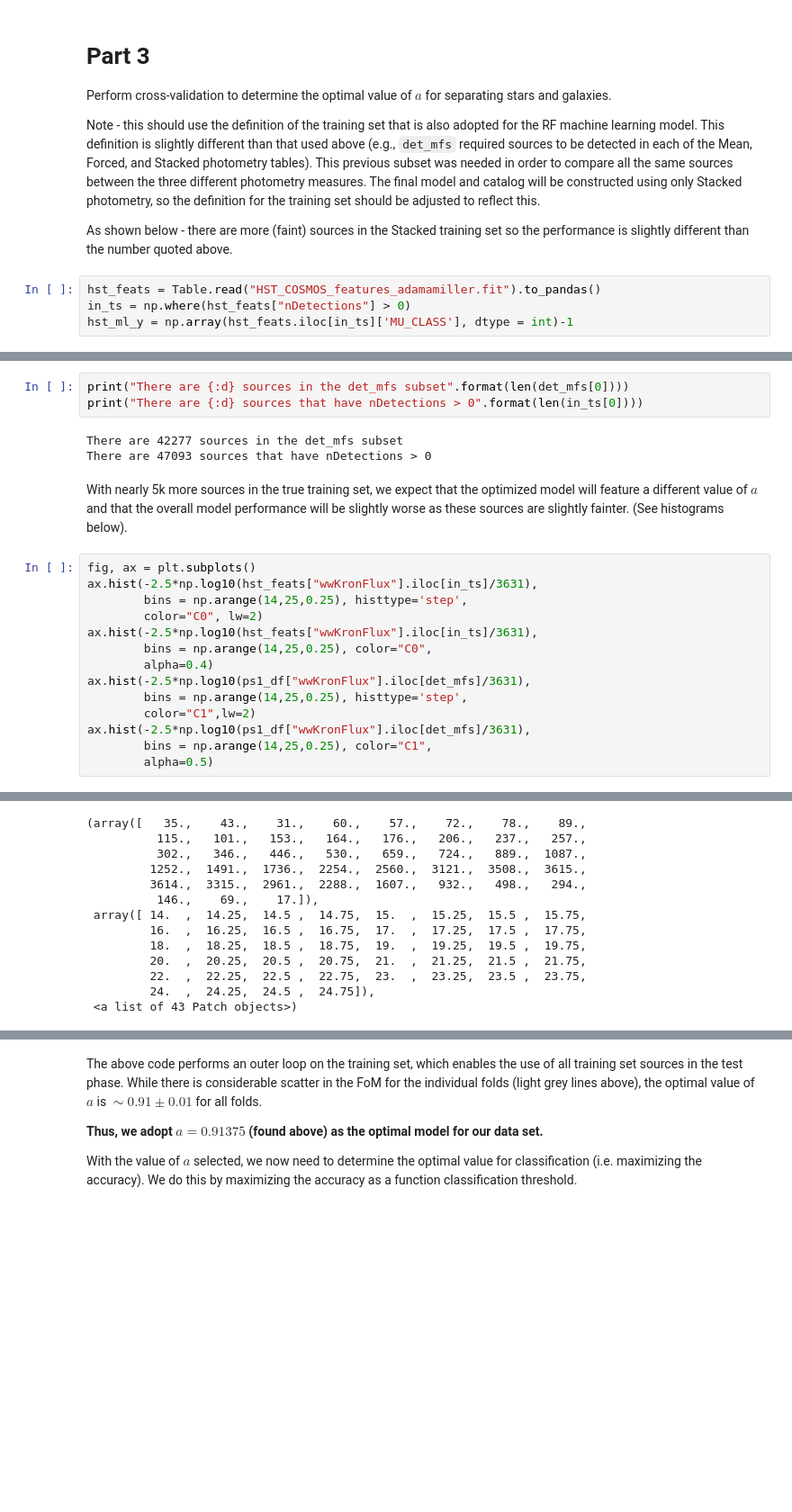
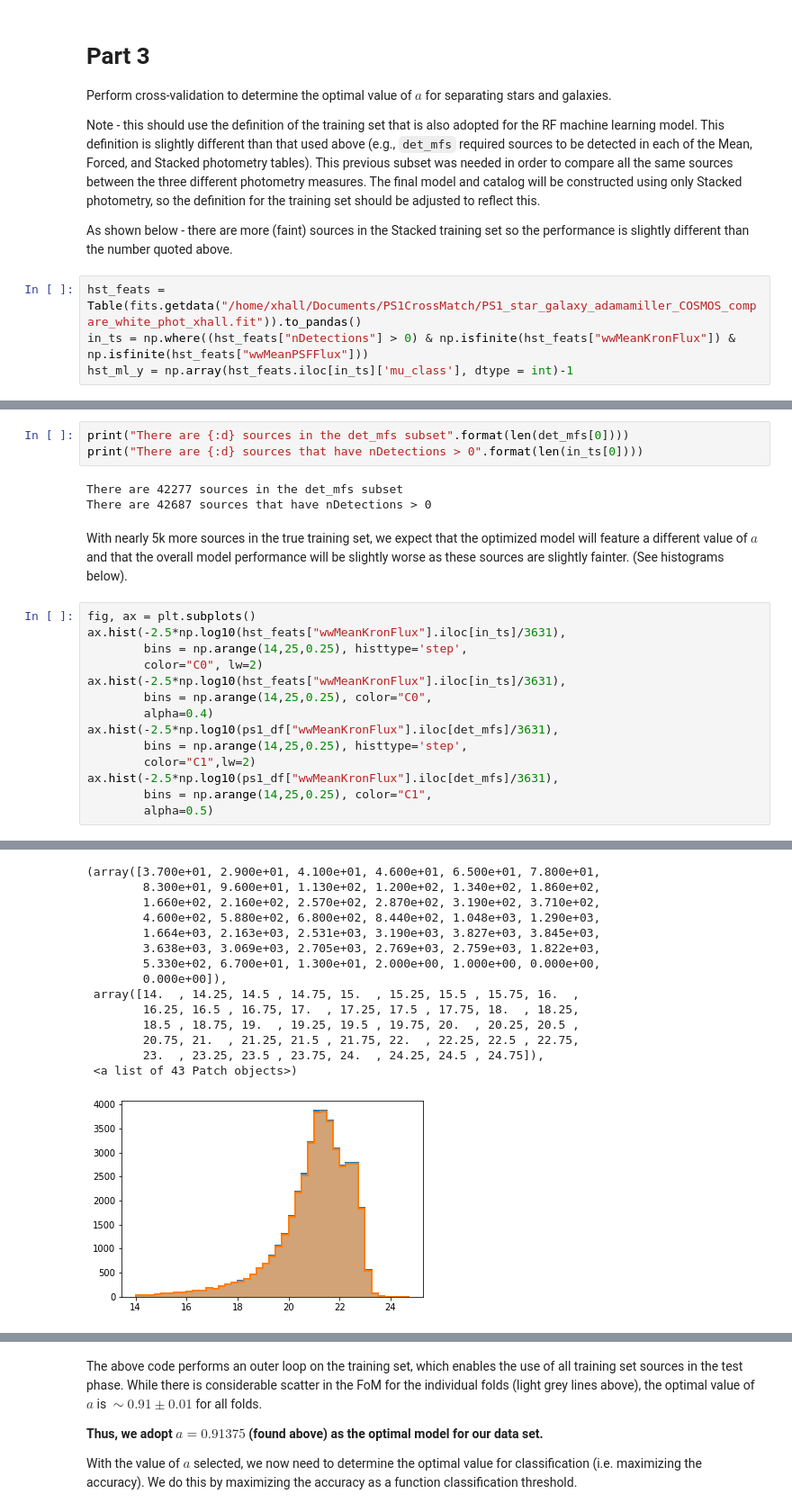
Before and after one commit to Hallflower20/PS1_star_galaxy, a Jupyter notebook: PS1casjobs/CompareMeanForcedStacked.ipynb, the cells around one changed output, grey strips where cells are left out. Shown at 90% size. Saved outputs shown, nothing was run; the diff lists cells and outputs as text; blank space fills up the shorter version.

Commit message:
Reran comparemeanforcestacked

```diff
--- a/PS1casjobs/CompareMeanForcedStacked.ipynb
+++ b/PS1casjobs/CompareMeanForcedStacked.ipynb
@@ -711,6 +709,6 @@ Note - this should use the definition of the training set that is also adopted f
 
 As shown below - there are more (faint) sources in the Stacked training set so the performance is slightly different than the number quoted above.
 # %%
-hst_feats = Table.read("HST_COSMOS_features_adamamiller.fit").to_pandas()
-in_ts = np.where(hst_feats["nDetections"] > 0)
-hst_ml_y = np.array(hst_feats.iloc[in_ts]['MU_CLASS'], dtype = int)-1
+hst_feats = Table(fits.getdata("/home/xhall/Documents/PS1CrossMatch/PS1_star_galaxy_adamamiller_COSMOS_compare_white_phot_xhall.fit")).to_pandas()
+in_ts = np.where((hst_feats["nDetections"] > 0) & np.isfinite(hst_feats["wwMeanKronFlux"]) & np.isfinite(hst_feats["wwMeanPSFFlux"]))
+hst_ml_y = np.array(hst_feats.iloc[in_ts]['mu_class'], dtype = int)-1
@@ -719,21 +732,21 @@ print("There are {:d} sources in the det_mfs subset".format(len(det_mfs[0])))
 print("There are {:d} sources that have nDetections > 0".format(len(in_ts[0])))
 # %% [output]
 There are 42277 sources in the det_mfs subset
-There are 47093 sources that have nDetections > 0
+There are 42687 sources that have nDetections > 0
 # %% [markdown]
 With nearly 5k more sources in the true training set, we expect that the optimized model will feature a different value of $a$ and that the overall model performance will be slightly worse as these sources are slightly fainter. (See histograms below).
 # %%
 fig, ax = plt.subplots()
-ax.hist(-2.5*np.log10(hst_feats["wwKronFlux"].iloc[in_ts]/3631),
+ax.hist(-2.5*np.log10(hst_feats["wwMeanKronFlux"].iloc[in_ts]/3631),
         bins = np.arange(14,25,0.25), histtype='step',
         color="C0", lw=2)
-ax.hist(-2.5*np.log10(hst_feats["wwKronFlux"].iloc[in_ts]/3631),
+ax.hist(-2.5*np.log10(hst_feats["wwMeanKronFlux"].iloc[in_ts]/3631),
         bins = np.arange(14,25,0.25), color="C0",
         alpha=0.4)
-ax.hist(-2.5*np.log10(ps1_df["wwKronFlux"].iloc[det_mfs]/3631),
+ax.hist(-2.5*np.log10(ps1_df["wwMeanKronFlux"].iloc[det_mfs]/3631),
         bins = np.arange(14,25,0.25), histtype='step',
         color="C1",lw=2)
-ax.hist(-2.5*np.log10(ps1_df["wwKronFlux"].iloc[det_mfs]/3631),
+ax.hist(-2.5*np.log10(ps1_df["wwMeanKronFlux"].iloc[det_mfs]/3631),
         bins = np.arange(14,25,0.25), color="C1",
         alpha=0.5)
 # %% [output]
@@ -742,16 +753,18 @@ ax.hist(-2.5*np.log10(ps1_df["wwKronFlux"].iloc[det_mfs]/3631),
-(array([   35.,    43.,    31.,    60.,    57.,    72.,    78.,    89.,
-          115.,   101.,   153.,   164.,   176.,   206.,   237.,   257.,
-          302.,   346.,   446.,   530.,   659.,   724.,   889.,  1087.,
-         1252.,  1491.,  1736.,  2254.,  2560.,  3121.,  3508.,  3615.,
-         3614.,  3315.,  2961.,  2288.,  1607.,   932.,   498.,   294.,
-          146.,    69.,    17.]),
- array([ 14.  ,  14.25,  14.5 ,  14.75,  15.  ,  15.25,  15.5 ,  15.75,
-         16.  ,  16.25,  16.5 ,  16.75,  17.  ,  17.25,  17.5 ,  17.75,
-         18.  ,  18.25,  18.5 ,  18.75,  19.  ,  19.25,  19.5 ,  19.75,
-         20.  ,  20.25,  20.5 ,  20.75,  21.  ,  21.25,  21.5 ,  21.75,
-         22.  ,  22.25,  22.5 ,  22.75,  23.  ,  23.25,  23.5 ,  23.75,
-         24.  ,  24.25,  24.5 ,  24.75]),
+(array([3.700e+01, 2.900e+01, 4.100e+01, 4.600e+01, 6.500e+01, 7.800e+01,
+        8.300e+01, 9.600e+01, 1.130e+02, 1.200e+02, 1.340e+02, 1.860e+02,
+        1.660e+02, 2.160e+02, 2.570e+02, 2.870e+02, 3.190e+02, 3.710e+02,
+        4.600e+02, 5.880e+02, 6.800e+02, 8.440e+02, 1.048e+03, 1.290e+03,
+        1.664e+03, 2.163e+03, 2.531e+03, 3.190e+03, 3.827e+03, 3.845e+03,
+        3.638e+03, 3.069e+03, 2.705e+03, 2.769e+03, 2.759e+03, 1.822e+03,
+        5.330e+02, 6.700e+01, 1.300e+01, 2.000e+00, 1.000e+00, 0.000e+00,
+        0.000e+00]),
+ array([14.  , 14.25, 14.5 , 14.75, 15.  , 15.25, 15.5 , 15.75, 16.  ,
+        16.25, 16.5 , 16.75, 17.  , 17.25, 17.5 , 17.75, 18.  , 18.25,
+        18.5 , 18.75, 19.  , 19.25, 19.5 , 19.75, 20.  , 20.25, 20.5 ,
+        20.75, 21.  , 21.25, 21.5 , 21.75, 22.  , 22.25, 22.5 , 22.75,
+        23.  , 23.25, 23.5 , 23.75, 24.  , 24.25, 24.5 , 24.75]),
  <a list of 43 Patch objects>)
+[figure, added]
 # %%
 rs = 23
 N_outter_splits = 10
```
Also changed, not shown: parts of 14 cells of this notebook, 2 other files.
